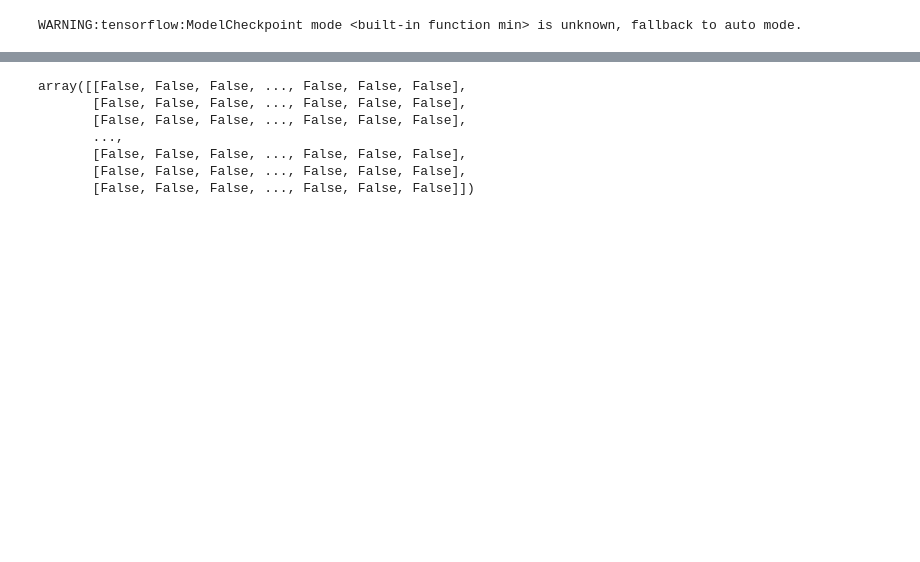
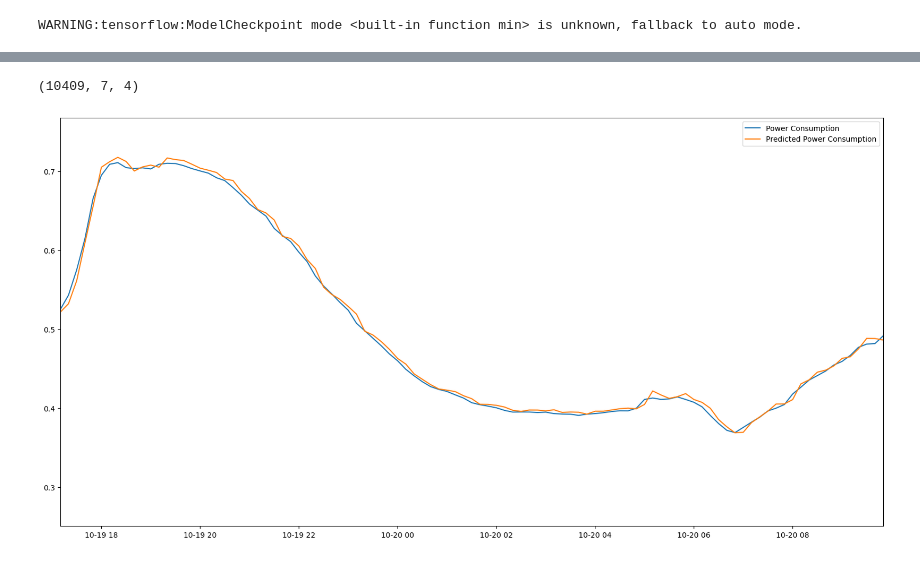
Before and after one commit to HrishikeshHPillai/GridNet, a Jupyter notebook: src/load-forecast-GRU.ipynb, the cells around one changed output, grey strips where cells are left out. Saved outputs shown, nothing was run; the diff lists cells and outputs as text; code cells hidden in the pictures; blank space fills up the shorter version.

Commit message:
"load update"

```diff
--- a/src/load-forecast-GRU.ipynb
+++ b/src/load-forecast-GRU.ipynb
@@ -265,0 +275,2 @@ preds = gen_model.predict(X_test)
+# %%
+y_pred = model.predict(X_test)
@@ -322,7 +287,0 @@ df_load_X
-# %%
-load_model = tf.keras.models.load_model('../model/model_load1_100.h5')
-X_sample =df_load_X[['Temperature', 'Humidity', 'WindSpeed', 'powerconsumption']]
-X_sample = np.array(X_sample)
-X_sample
-y_pred = load_model.predict(X_test)
-y_pred
@@ -343,14 +288,4 @@ load_model.evaluate(X_test,y_test)
-# %%
-y_pred = y_pred*demand_max
-# %%
-y_test = y_test*demand_max
-# %%
-y_pred - y_test == 0
-# %% [output]
-array([[False, False, False, ..., False, False, False],
-       [False, False, False, ..., False, False, False],
-       [False, False, False, ..., False, False, False],
-       ...,
-       [False, False, False, ..., False, False, False],
-       [False, False, False, ..., False, False, False],
-       [False, False, False, ..., False, False, False]])
+# %%
+X_test.shape
+# %% [output]
+(10409, 7, 4)
@@ -357,9 +300,21 @@ array([[False, False, False, ..., False, False, False],
 # %%
 import matplotlib.pyplot as plt
 
 plt.figure(figsize=(20,10))
-plt.plot(y_test, label='Radiance')
-# plt.plot(y_pred, label='Predicted Radiance')
+#sub plot
+# plt.subplot(1,2,1)
+plt.xlim(y_test_date[0],y_test_date[100])
 
+plt.plot(y_test_date,y_test, label='Power Consumption')
+
+
+# plt.subplot(1,2,2)
+# plt.xlim(0,100)
+
+
+#plot date vs powerconsumption
+plt.plot(y_test_date,y_pred, label='Predicted Power Consumption')
 plt.legend()
 plt.show()
+# %% [output]
+[figure, added]
```
Also changed, not shown: parts of 32 cells of this notebook, 4 other files.
